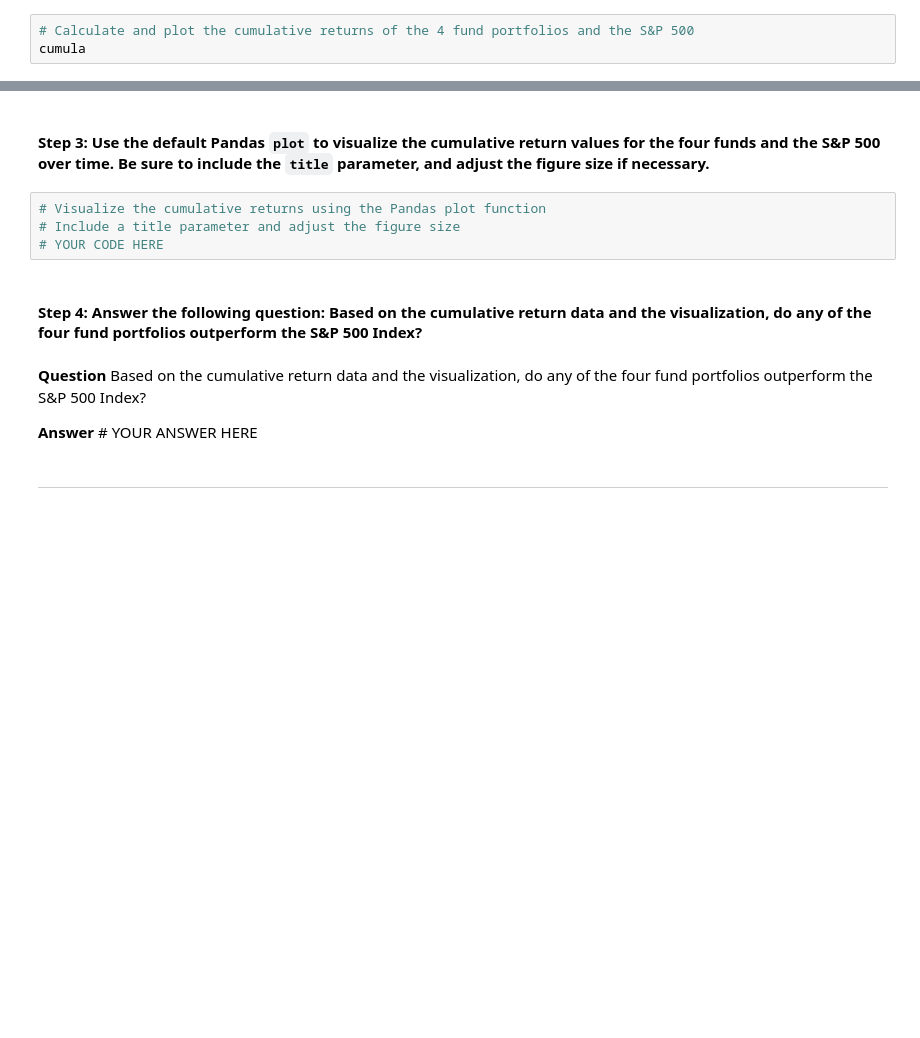
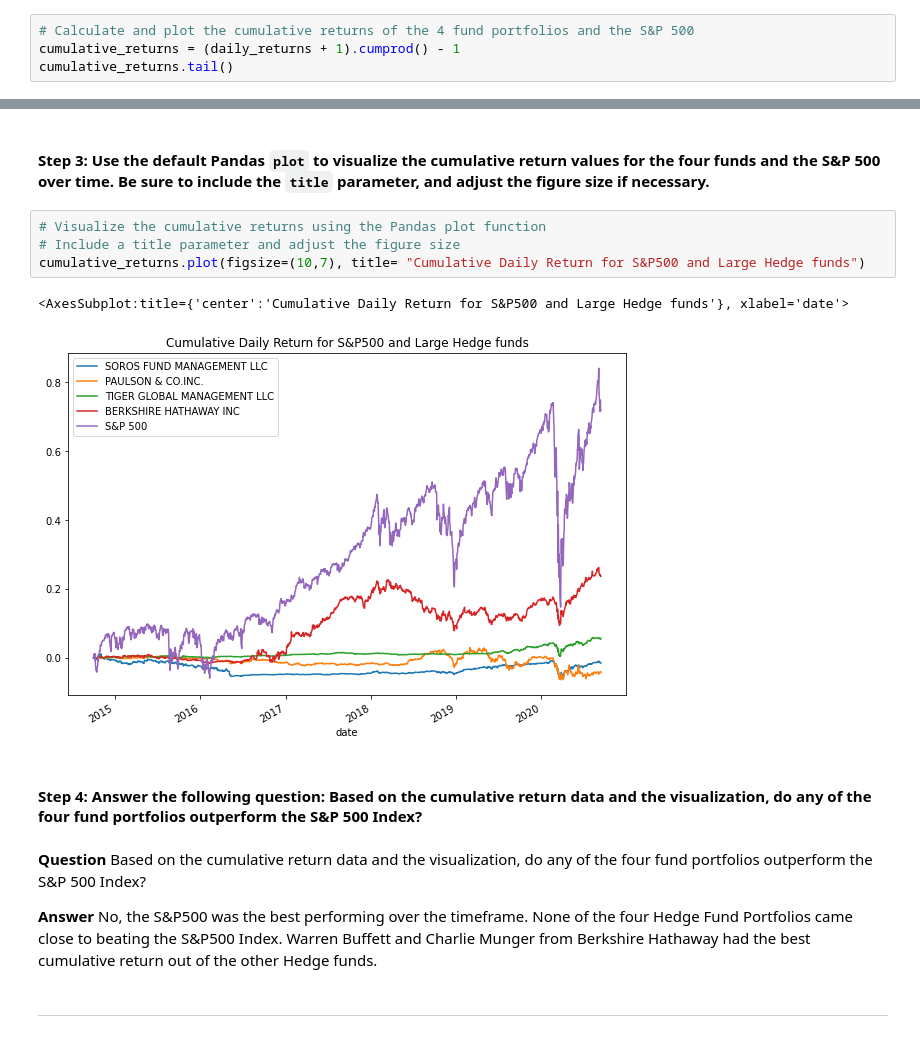
Before and after one commit to dboyne3/Module_Challenge_4, a Jupyter notebook: risk_return_analysis.ipynb, the cells around one changed output, grey strips where cells are left out. Drawn from its saved outputs; the diff is of its cells as text; blank space fills up the shorter version.

```diff
--- a/risk_return_analysis.ipynb
+++ b/risk_return_analysis.ipynb
@@ -158,4 +158,5 @@ daily_returns.plot(figsize =(10,7), title = "Daily Returns S&P 500 vs. Hedge Fun
 #### Step 2: Use the Pandas `cumprod` function to calculate the cumulative returns for the four fund portfolios and the S&P 500. Review the last five rows of the cumulative returns DataFrame by using the Pandas `tail` function.
 # %%
 # Calculate and plot the cumulative returns of the 4 fund portfolios and the S&P 500
-cumula
+cumulative_returns = (daily_returns + 1).cumprod() - 1
+cumulative_returns.tail()
@@ -164,13 +173,16 @@ cumula
 # %%
 # Visualize the cumulative returns using the Pandas plot function
 # Include a title parameter and adjust the figure size
-# YOUR CODE HERE
+cumulative_returns.plot(figsize=(10,7), title= "Cumulative Daily Return for S&P500 and Large Hedge funds")
+# %% [output]
+<AxesSubplot:title={'center':'Cumulative Daily Return for S&P500 and Large Hedge funds'}, xlabel='date'>
+[figure, added]
 # %% [markdown]
 #### Step 4: Answer the following question: Based on the cumulative return data and the visualization, do any of the four fund portfolios outperform the S&P 500 Index?
 # %% [markdown]
 **Question** Based on the cumulative return data and the visualization, do any of the four fund portfolios outperform the S&P 500 Index?
 
-**Answer** # YOUR ANSWER HERE
+**Answer** No, the S&P500 was the best performing over the timeframe. None of the four Hedge Fund Portfolios came close to beating the S&P500 Index. Warren Buffett and Charlie Munger from Berkshire Hathaway had the best cumulative return out of the other Hedge funds.
 # %% [markdown]
 ---
 # %% [markdown]
```
Also changed, not shown: parts of 9 cells of this notebook, 1 other file.
